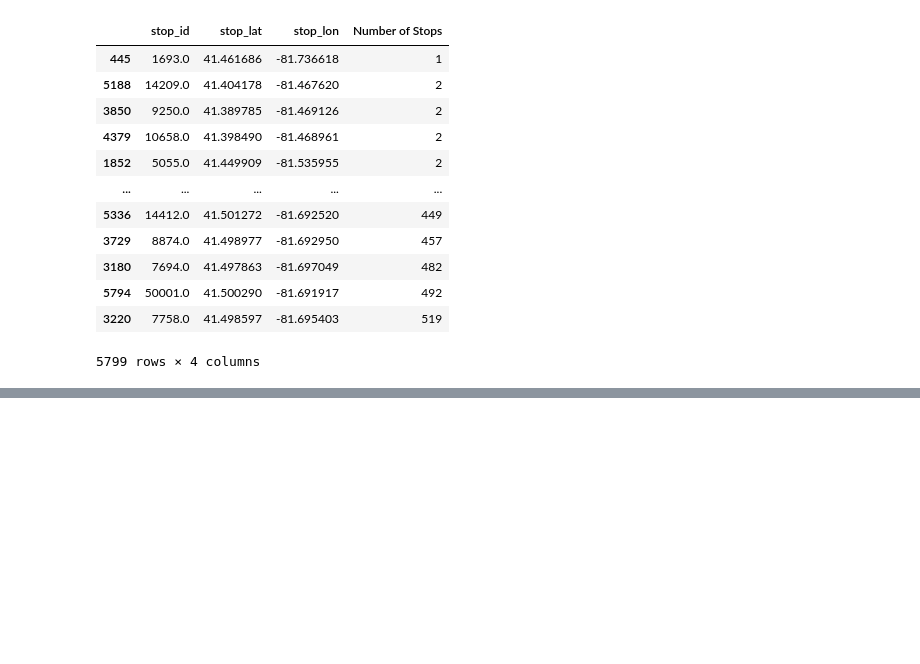
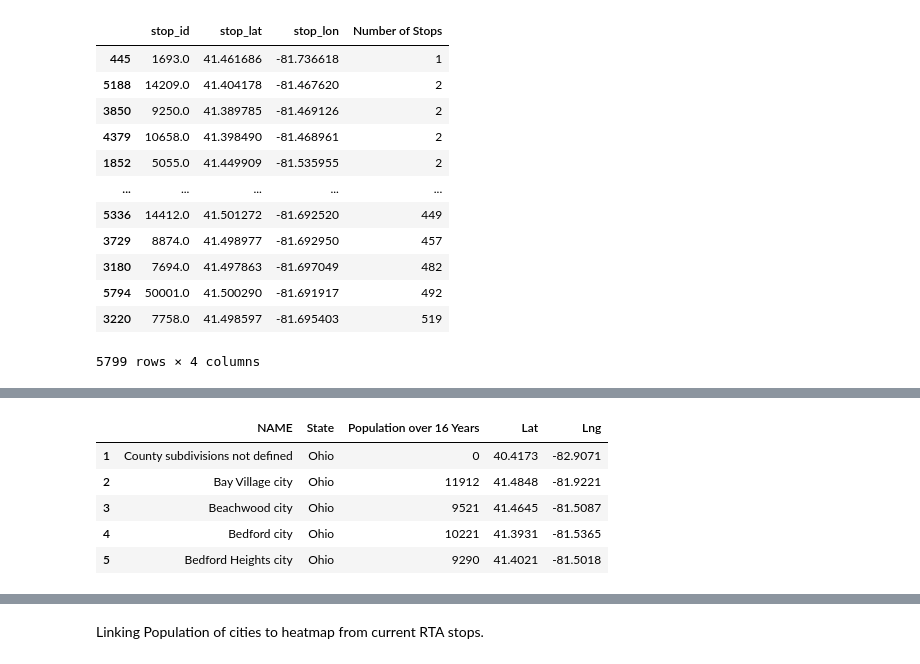
Before and after one commit to tanazimmer/Project1, a Jupyter notebook: bus_project.ipynb, the cells around one changed output, grey strips where cells are left out. Cells and saved outputs as stored; diff of their text form; code cells hidden in the pictures; blank space fills up the shorter version.

```diff
--- a/bus_project.ipynb
+++ b/bus_project.ipynb
@@ -107,3 +165,39 @@ stop_sort
+# %%
+# create a params dict that will be updated with new city each iteration
+params = {"key": gkey}
+
+# Loop through the cuhayoga_rta and run a lat/long search for each city in the county
+for index, row in cuhayoga_cleaning.iterrows():
+    base_url = "https://maps.googleapis.com/maps/api/geocode/json"
+
+    city = row['NAME']
+    state = row['State']
+
+    # update address key value
+    params['address'] = f"{city},{state}"
+
+    # make request
+    cuhayoga_location = requests.get(base_url, params=params)
+
+    # convert to json
+    cuhayoga_location = cuhayoga_location.json()
+    try:
+
+        cuhayoga_cleaning.loc[index, "Lat"] = cuhayoga_location["results"][0]["geometry"]["location"]["lat"]
+        cuhayoga_cleaning.loc[index, "Lng"] = cuhayoga_location["results"][0]["geometry"]["location"]["lng"]
+
+    except (KeyError, IndexError):
+        print("Missing field/result... skipping.")
+
+# Visualize to confirm lat lng appear
+cuhayoga_cleaning.head()
+# %% [output]
+|  | NAME | State | Population over 16 Years | Lat | Lng |
+| 1 | County subdivisions not defined | Ohio | 0 | 40.4173 | -82.9071 |
+| 2 | Bay Village city | Ohio | 11912 | 41.4848 | -81.9221 |
+| 3 | Beachwood city | Ohio | 9521 | 41.4645 | -81.5087 |
+| 4 | Bedford city | Ohio | 10221 | 41.3931 | -81.5365 |
+| 5 | Bedford Heights city | Ohio | 9290 | 41.4021 | -81.5018 |
 # %%
 # Plot Heatmap
 
@@ -160,5 +254,7 @@ fig_poly
 # add legends??
 # %% [output]
 [interactive output not drawn]
+# %% [markdown]
+Linking Population of cities to heatmap from current RTA stops.
 # %%
 #This is Leah's test line of code for merging
```
Also changed, not shown: parts of 7 cells of this notebook.
